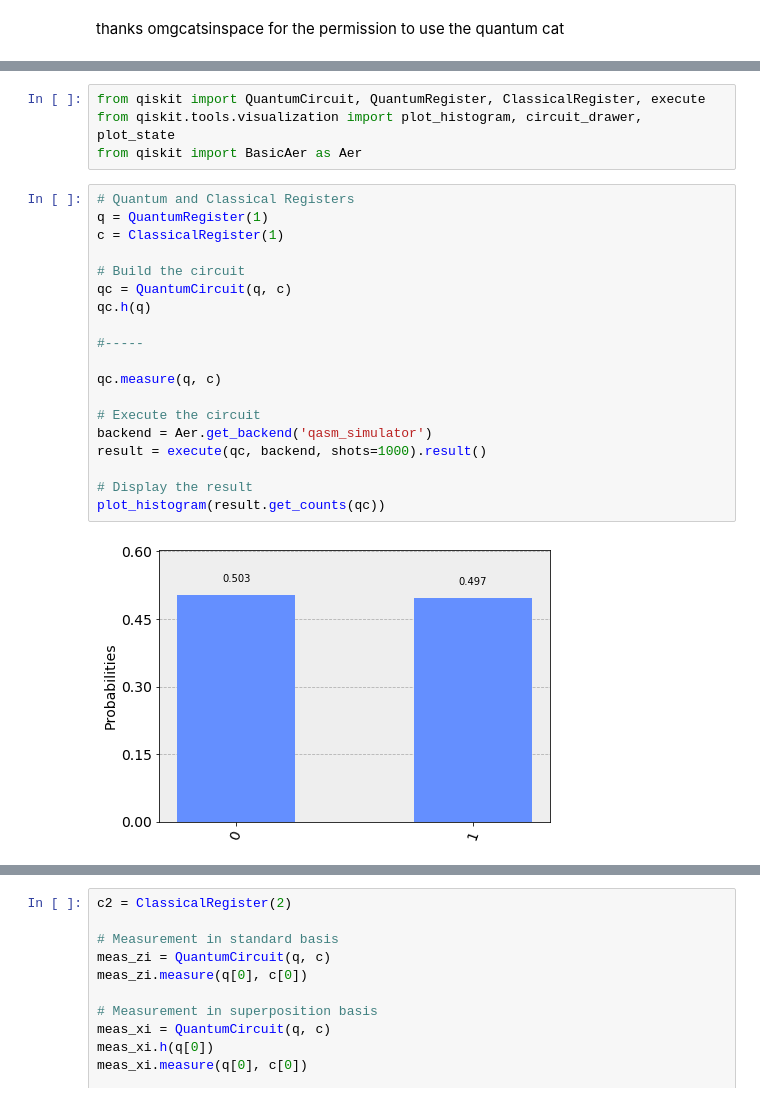
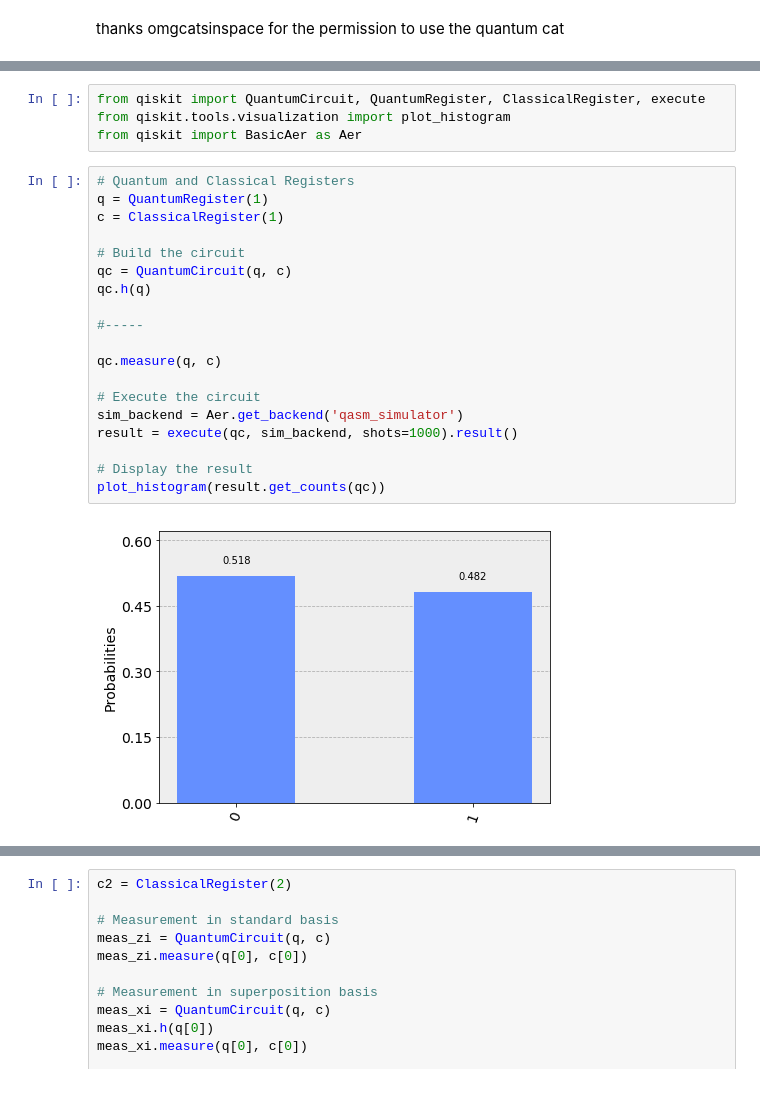
Before and after one commit to rraymondhp/qiskit-presentations, a Jupyter notebook: 2019-01-16/talk.ipynb, the cells around one changed output, grey strips where cells are left out. Drawn from its saved outputs; the diff is of its cells as text.

```diff
--- a/2019-01-16/talk.ipynb
+++ b/2019-01-16/talk.ipynb
@@ -128,26 +126,26 @@ slides.model()
 [interactive output not drawn]
 # %%
 from qiskit import QuantumCircuit, QuantumRegister, ClassicalRegister, execute
-from qiskit.tools.visualization import plot_histogram, circuit_drawer, plot_state
+from qiskit.tools.visualization import plot_histogram
 from qiskit import BasicAer as Aer
 # %%
 # Quantum and Classical Registers
 q = QuantumRegister(1)
 c = ClassicalRegister(1)
 
 # Build the circuit
 qc = QuantumCircuit(q, c)
 qc.h(q)
 
 #-----
 
 qc.measure(q, c)
 
 # Execute the circuit
-backend = Aer.get_backend('qasm_simulator')
-result = execute(qc, backend, shots=1000).result()
+sim_backend = Aer.get_backend('qasm_simulator')
+result = execute(qc, sim_backend, shots=1000).result()
 
 # Display the result
 plot_histogram(result.get_counts(qc))
 # %% [output]
-[figure, old version]
+[figure, new version]
```
Also changed, not shown: parts of 23 cells of this notebook, 1 other file.
